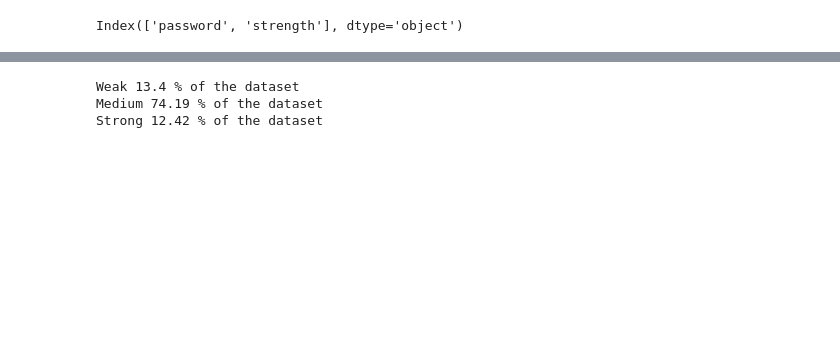
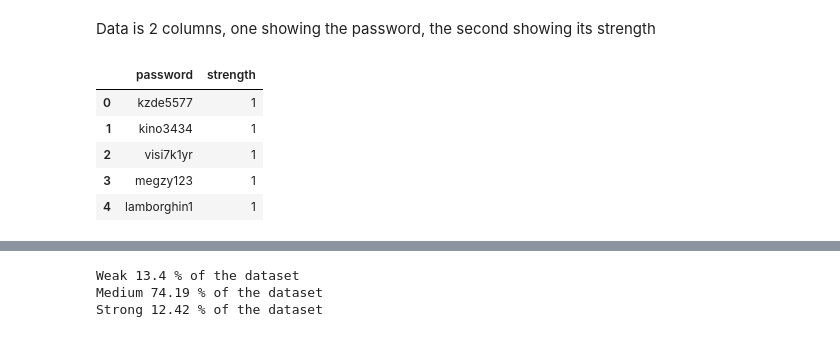
Before and after one commit to he16946/Data_Labs, a Jupyter notebook: Passwords.ipynb, the cells around one changed output, grey strips where cells are left out. Saved outputs shown, nothing was run; the diff lists cells and outputs as text; code cells hidden in the pictures; blank space fills up the shorter version.

```diff
--- a/Passwords.ipynb
+++ b/Passwords.ipynb
@@ -23,4 +23,11 @@ b'Skipping line 525174: expected 2 fields, saw 5\nSkipping line 526251: expected
+# %% [markdown]
+Data is 2 columns, one showing the password, the second showing its strength
 # %%
-df.columns
+df.head()
 # %% [output]
-Index(['password', 'strength'], dtype='object')
+|  | password | strength |
+| 0 | kzde5577 | 1 |
+| 1 | kino3434 | 1 |
+| 2 | visi7k1yr | 1 |
+| 3 | megzy123 | 1 |
+| 4 | lamborghin1 | 1 |
```
Also changed, not shown: parts of 12 cells of this notebook.
